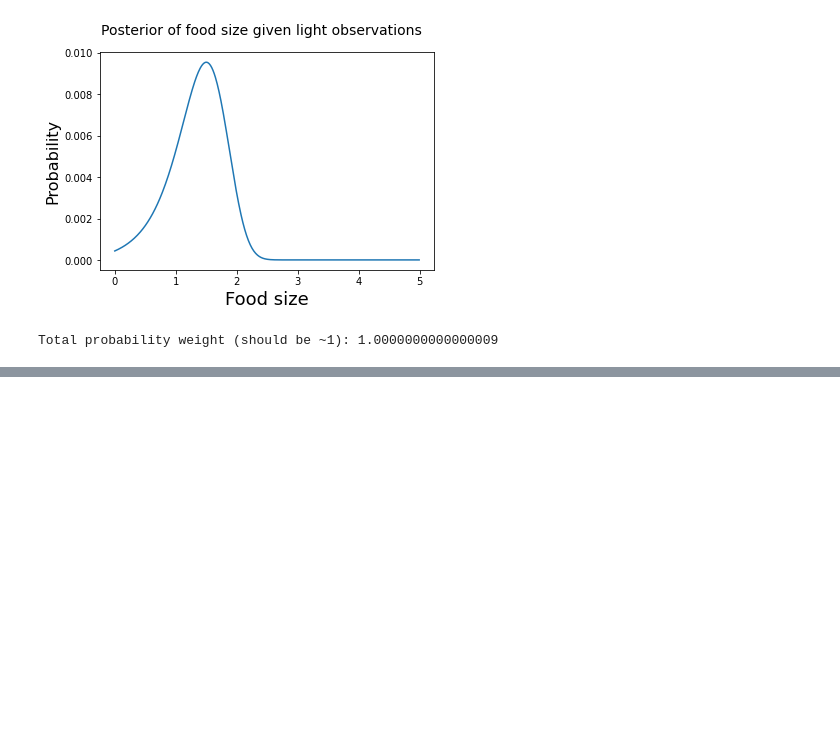
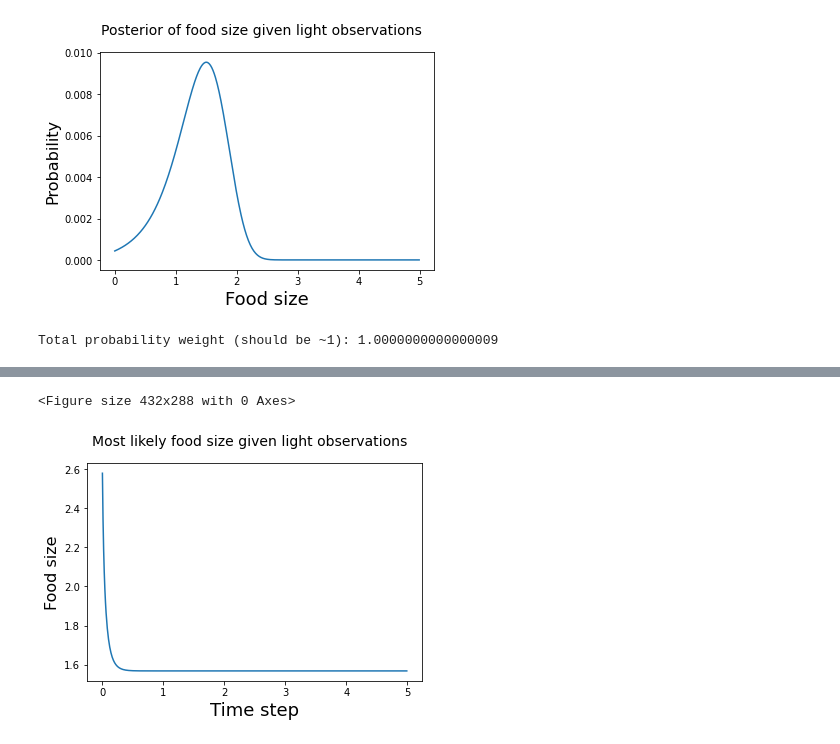
Before and after one commit to nickjalbert/reading, a Jupyter notebook: code/tutorial_problems.ipynb, the cells around one changed output, grey strips where cells are left out. Drawn from its saved outputs; the diff is of its cells as text; code cells hidden in the pictures; blank space fills up the shorter version.

```diff
--- a/code/tutorial_problem_1.ipynb
+++ b/code/tutorial_problems.ipynb
@@ -102,0 +116,25 @@ Total probability weight (should be ~1): 1.0000000000000009
+# %%
+timesteps = [i/100 for i in range(500)]
+v_p = 3
+sigma_p = 1
+u = 2
+sigma_u = 1
+
+phi = v_p
+phis = []
+
+for timestep in timesteps:
+    gradient = ((v_p - phi)/sigma_p) + (((u-(phi**2))/sigma_u) * 2 * phi)
+    phi = phi + 0.01 * gradient
+    phis.append(phi)
+
+plt.clf()
+fig = plt.figure()
+plt.plot(timesteps, phis)
+fig.suptitle('Most likely food size given light observations', fontsize=14)
+plt.xlabel('Time step', fontsize=18)
+plt.ylabel('Food size', fontsize=16)
+plt.show()
+# %% [output]
+<Figure size 432x288 with 0 Axes>
+[figure, added]
```
Also changed, not shown: parts of 4 cells of this notebook.
